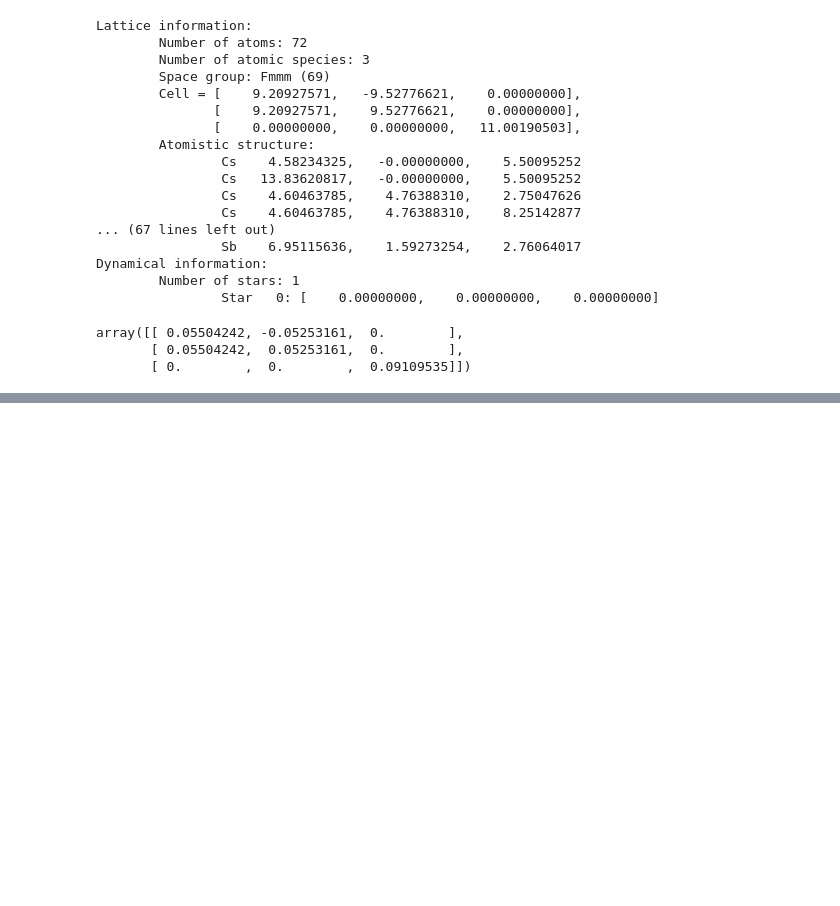
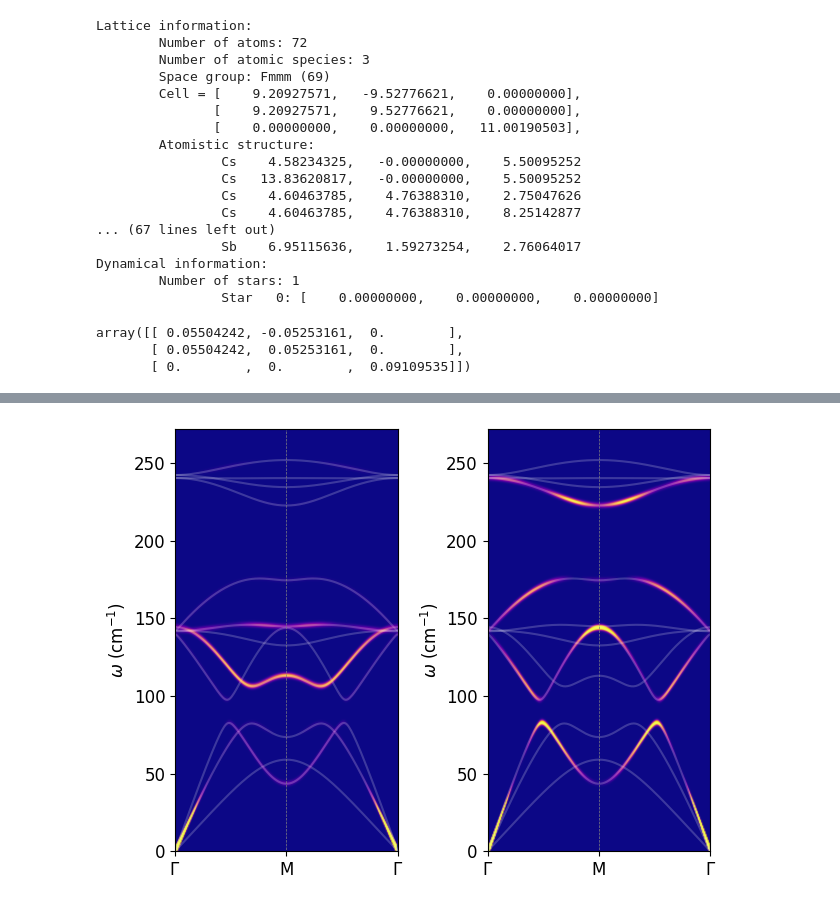
Before and after one commit to ManexAlkorta/mnx, a Jupyter notebook: Tutorial/DynMatrix.ipynb, the cells around one changed output, grey strips where cells are left out. Cells and saved outputs as stored; diff of their text form; code cells hidden in the pictures; blank space fills up the shorter version.

```diff
--- a/Tutorial/DynMatrix.ipynb
+++ b/Tutorial/DynMatrix.ipynb
@@ -240,0 +212,10 @@ ax.legend()
+# %%
+import matplotlib.pyplot as plt
+
+f, axs = plt.subplots(1,2)
+
+axs[0], mmap_003, grid_x, grid_y = mnx.io.map_from_bands(axs[0], qpath, bands_750, xticks, xlabels, structure_factor_003, sigma=1, vmax=1e-1)
+axs[1], mmap_300, grid_x, grid_y = mnx.io.map_from_bands(axs[1], qpath, bands_750, xticks, xlabels, structure_factor_300, sigma=1, vmax=1e-1)
+plt.tight_layout()
+# %% [output]
+[figure, added]
```
Also changed, not shown: parts of 17 cells of this notebook, 4 other files.
